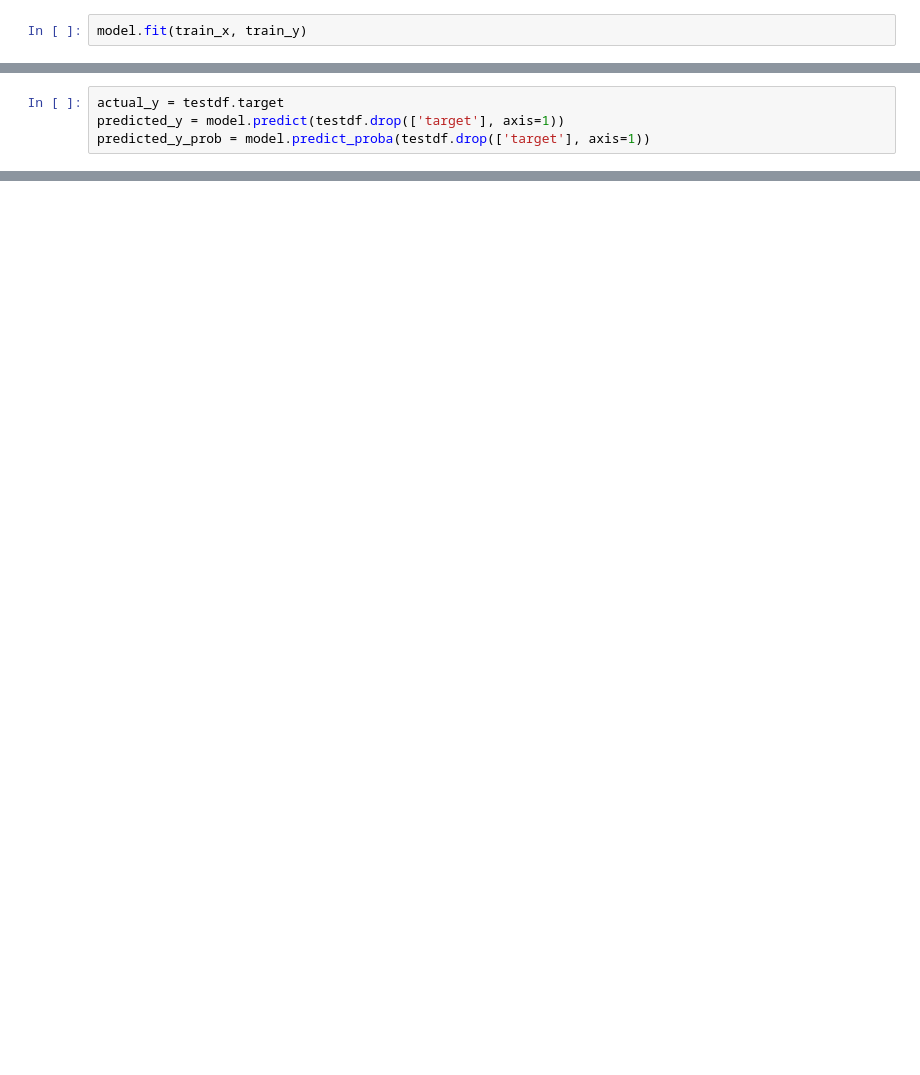
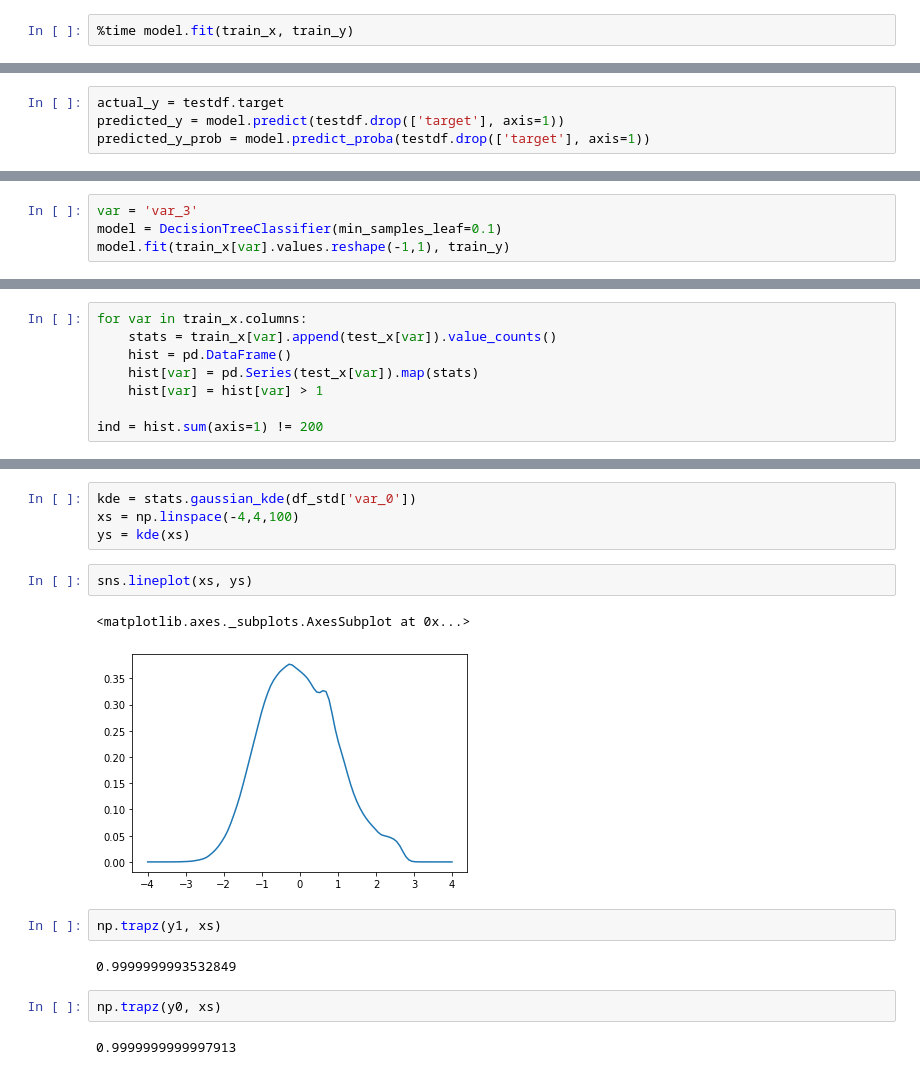
Before and after one commit to pdekeulenaer/nba-engine, a Jupyter notebook: notebooks/data_exploration.ipynb, the cells around one changed output, grey strips where cells are left out. Drawn from its saved outputs; the diff is of its cells as text; blank space fills up the shorter version.

```diff
--- a/notebooks/data_exploration.ipynb
+++ b/notebooks/data_exploration.ipynb
@@ -32,3 +51,3 @@ scores = cross_validate(model, train_x, train_y, cv=3, scoring='roc_auc')
 # %%
-model.fit(train_x, train_y)
+%time model.fit(train_x, train_y)
 # %% [output]
@@ -72,0 +117,4 @@ model.get_params()
+# %%
+var = 'var_3'
+model = DecisionTreeClassifier(min_samples_leaf=0.1)
+model.fit(train_x[var].values.reshape(-1,1), train_y)
@@ -72,0 +165,8 @@ model.get_params()
+# %%
+for var in train_x.columns:
+    stats = train_x[var].append(test_x[var]).value_counts()
+    hist = pd.DataFrame()
+    hist[var] = pd.Series(test_x[var]).map(stats)
+    hist[var] = hist[var] > 1
+
+ind = hist.sum(axis=1) != 200
@@ -72,0 +310,17 @@ model.get_params()
+# %%
+kde = stats.gaussian_kde(df_std['var_0'])
+xs = np.linspace(-4,4,100)
+ys = kde(xs)
+# %%
+sns.lineplot(xs, ys)
+# %% [output]
+<matplotlib.axes._subplots.AxesSubplot at 0x...>
+[figure, added]
+# %%
+np.trapz(y1, xs)
+# %% [output]
+0.9999999993532849
+# %%
+np.trapz(y0, xs)
+# %% [output]
+0.9999999999997913
```
Also changed, not shown: parts of 57 cells of this notebook, 3 other files.
